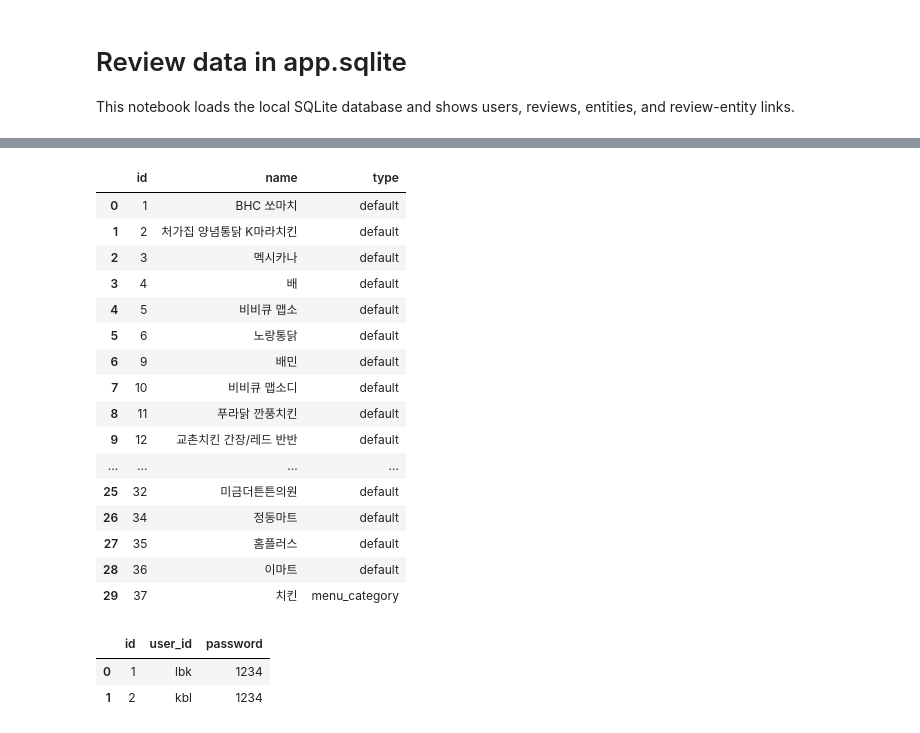
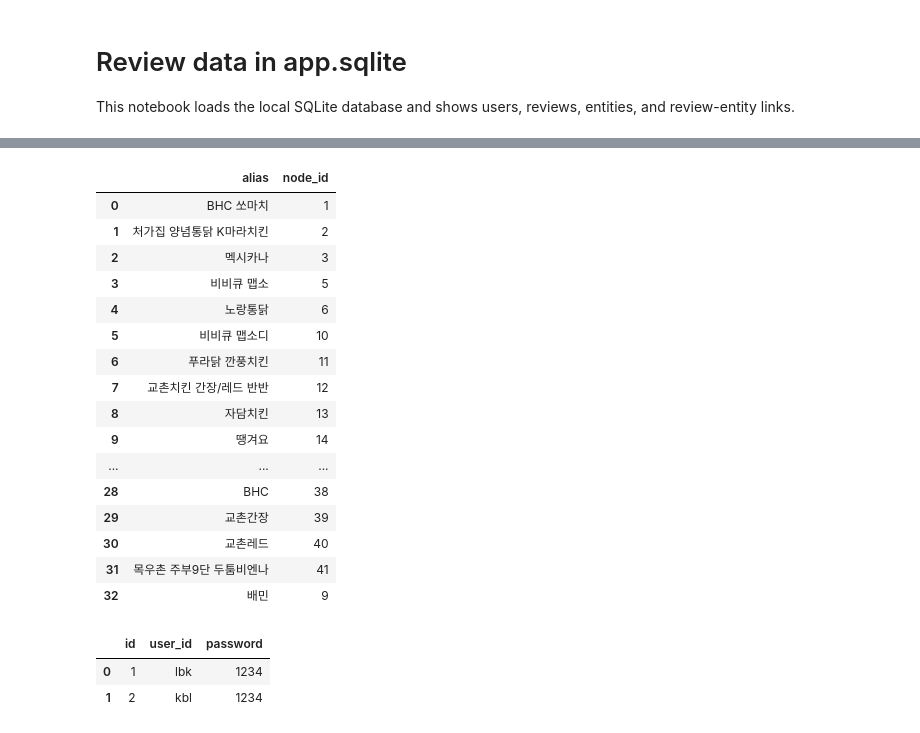
Before and after one commit to lbk209/entity-driven, a Jupyter notebook: review_app_sqlite.ipynb, the cells around one changed output, grey strips where cells are left out. Drawn from its saved outputs; the diff is of its cells as text; code cells hidden in the pictures.

Commit message:
Added alias-first entity system with admin merge/alias tools, review delete, and UI/layout refinements.

```diff
--- a/review_app_sqlite.ipynb
+++ b/review_app_sqlite.ipynb
@@ -43,23 +43,23 @@ print(tables)
 # %%
-show('SELECT * FROM nodes')
+show('SELECT * FROM entity_aliases')
 # %% [output]
-|  | id | name | type |
-| 0 | 1 | BHC 쏘마치 | default |
-| 1 | 2 | 처가집 양념통닭 K마라치킨 | default |
-| 2 | 3 | 멕시카나 | default |
-| 3 | 4 | 배 | default |
-| 4 | 5 | 비비큐 맵소 | default |
-| 5 | 6 | 노랑통닭 | default |
-| 6 | 9 | 배민 | default |
-| 7 | 10 | 비비큐 맵소디 | default |
-| 8 | 11 | 푸라닭 깐풍치킨 | default |
-| 9 | 12 | 교촌치킨 간장/레드 반반 | default |
-| ... | ... | ... | ... |
-| 25 | 32 | 미금더튼튼의원 | default |
-| 26 | 34 | 정동마트 | default |
-| 27 | 35 | 홈플러스 | default |
-| 28 | 36 | 이마트 | default |
-| 29 | 37 | 치킨 | menu_category |
+|  | alias | node_id |
+| 0 | BHC 쏘마치 | 1 |
+| 1 | 처가집 양념통닭 K마라치킨 | 2 |
+| 2 | 멕시카나 | 3 |
+| 3 | 비비큐 맵소 | 5 |
+| 4 | 노랑통닭 | 6 |
+| 5 | 비비큐 맵소디 | 10 |
+| 6 | 푸라닭 깐풍치킨 | 11 |
+| 7 | 교촌치킨 간장/레드 반반 | 12 |
+| 8 | 자담치킨 | 13 |
+| 9 | 땡겨요 | 14 |
+| ... | ... | ... |
+| 28 | BHC | 38 |
+| 29 | 교촌간장 | 39 |
+| 30 | 교촌레드 | 40 |
+| 31 | 목우촌 주부9단 두툼비엔나 | 41 |
+| 32 | 배민 | 9 |
 # %%
 # Users
 show('SELECT * FROM user ORDER BY id')
```
Also changed, not shown: parts of 1 cell of this notebook, 15 other files.
